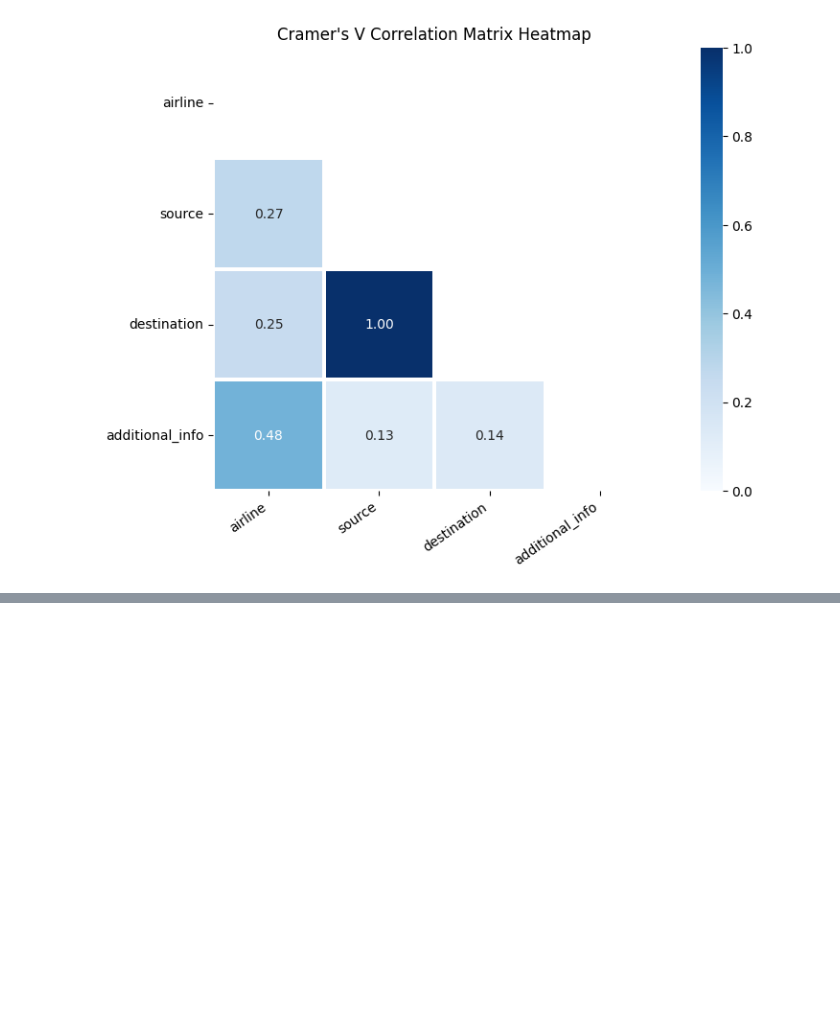
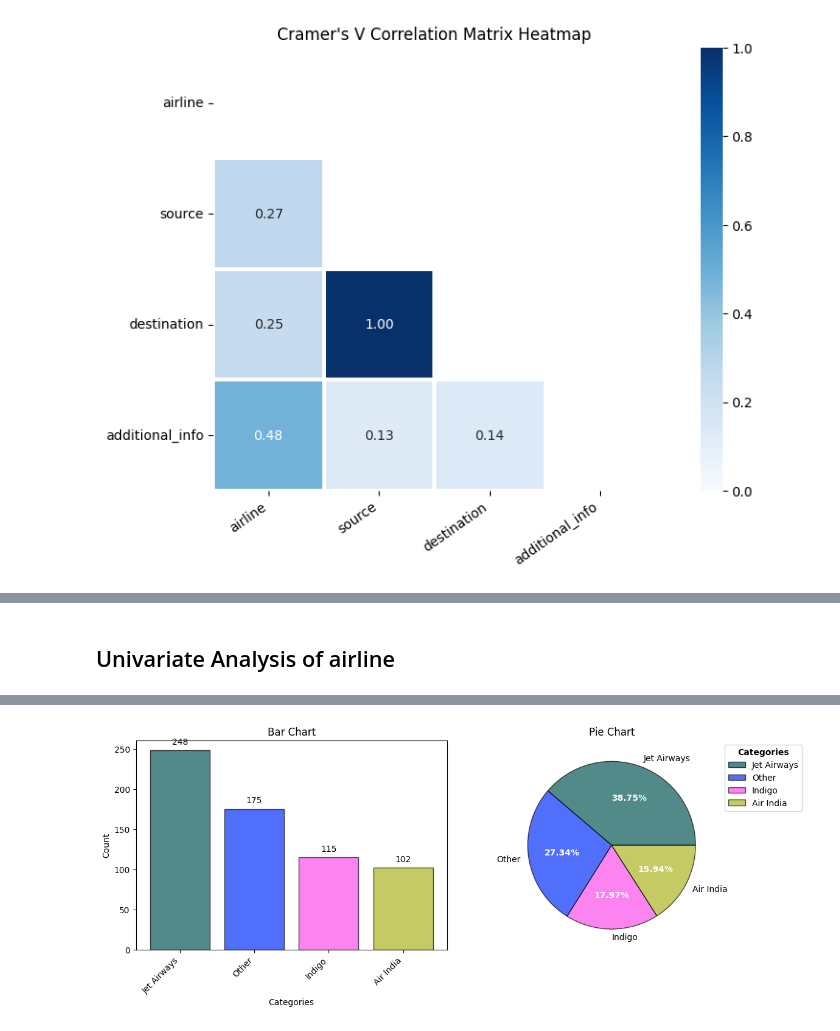
Before and after one commit to MisbahullahSheriff/sagemaker-flight-prices-prediction, a Jupyter notebook: notebooks/eda.ipynb, the cells around one changed output, grey strips where cells are left out. Drawn from its saved outputs; the diff is of its cells as text; code cells hidden in the pictures; blank space fills up the shorter version.

```diff
--- a/notebooks/eda.ipynb
+++ b/notebooks/eda.ipynb
@@ -198,0 +265,4 @@ eda_helper_functions.cramersV_heatmap(train)
+# %%
+eda_helper_functions.cat_univar_plots(train, "airline", show_wordcloud=False, k=3)
+# %% [output]
+Univariate Analysis of airline
@@ -198,0 +270 @@ eda_helper_functions.cramersV_heatmap(train)
+[figure, added]
```
Also changed, not shown: parts of 35 cells of this notebook, 2 other files.
